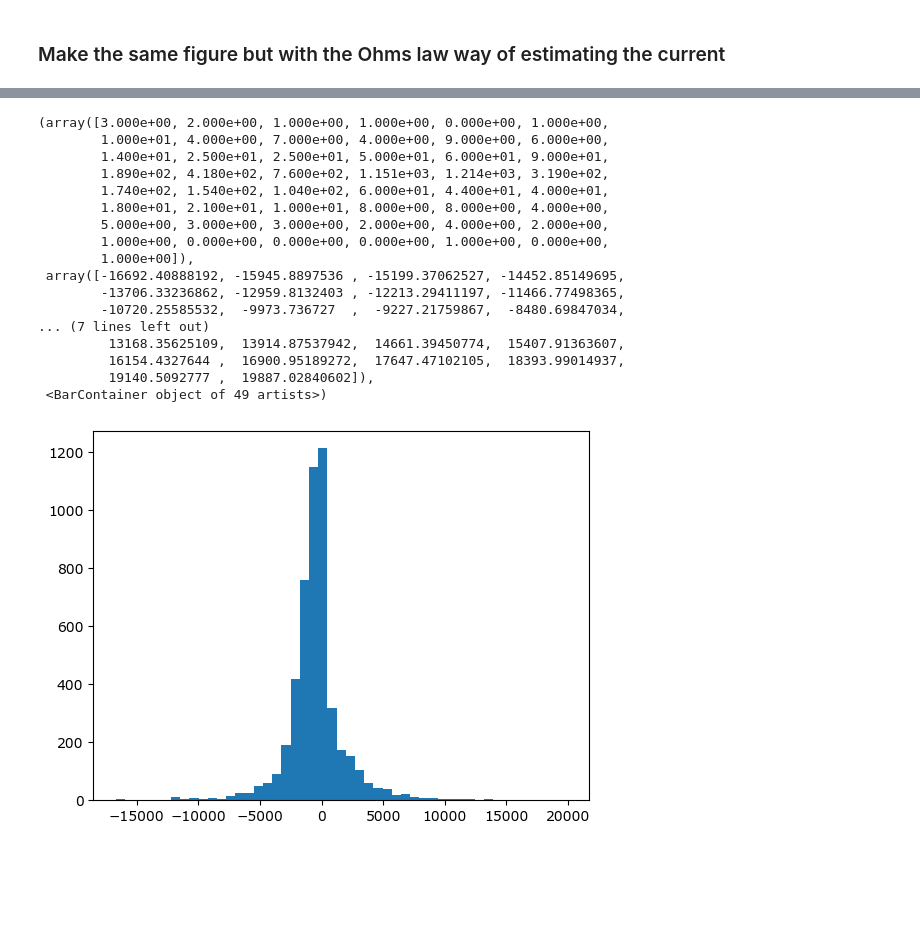
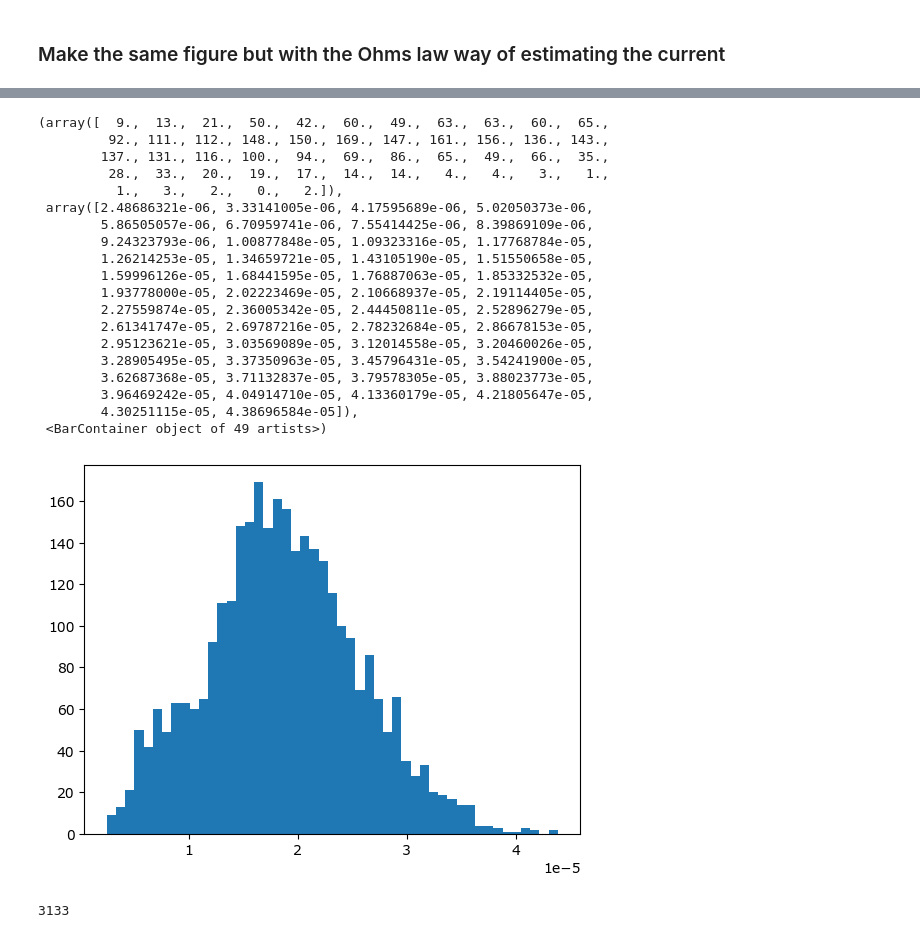
Before and after one commit to jpreistad/e3dsecs, a Jupyter notebook: paper/02_lompefit.ipynb, the cells around one changed output, grey strips where cells are left out. Cells and saved outputs as stored; diff of their text form; code cells hidden in the pictures; blank space fills up the shorter version.

Commit message:
improved documentation, added seed

```diff
--- a/paper/02_lompefit.ipynb
+++ b/paper/02_lompefit.ipynb
@@ -34,7 +34,8 @@ inputmode       = 'vi' # See documentation e.g. in model.py for allowed values.
                        # Specifies how jperp estimates are obtained
 e3doubt_        = True # Wheter to use realistic variances of the observations, and add
                        # corresponding noise
-intsec          = 15*60  # Integrationtime in seconds used in E3DOUBT
+seed            = None    # for adding noise. None will make it random. Must be an int.
+intsec          = 10*60# Integrationtime in seconds used in E3DOUBT
 sitelat         = 67.7# Gegraphic latitude of transmitter site location, 67.36
 sitephi         = 23.0 # Gegraphic longitude of transmitter site location
 min_alt         = 90   # km, start altitude of where to sample along beams
@@ -44,7 +45,8 @@ l1_lompe        = 5e-1 # Lompe regularization parameter 1 (model norm)
 l2_lompe        = 0    # Lompe regularization parameter 2 (east-west structure)
 
 savefigs        = True# Wheher the figures will be saved
-beamfile        = 'datadict_31beams.npy' # Specifies which beam sampling file to use
+beamfile        = 'datadict_31beams_55_65_75_10min.npy' # Specifies which beam sampling file to use
+clim            = 2e-5 # for current density, [A/m^2]
 # %% [markdown]
 Make objects containing simulation data (sim), grid (gr), sampled data(dat), and the fitted convection (conv)
 # %%
@@ -262,6 +273,7 @@ if savefigs:
 # %%
 ### Make the figure of the input jperp, only valid for the case when E3DOUBT is used to estimate variances
 # %%
+#%matplotlib
 if not e3doubt_:
     print('This analysis can not be done unless E3DOUBT is used')
     breakpoint()
@@ -275,11 +287,12 @@ dat.dje =  np.sqrt(dat.cov_jperp[0,0,:])
 dat.djn =  np.sqrt(dat.cov_jperp[1,1,:])
 dat.SNRe = np.abs(dat.jperpe) / np.sqrt(dat.cov_jperp[0,0,:])
 dat.SNRn = np.abs(dat.jperpn) / np.sqrt(dat.cov_jperp[1,1,:])
+dat.SNR = np.sqrt(dat.jperpe**2 + dat.jperpn**2 + dat.jperpu**2) / np.sqrt(dat.cov_jperp[0,0,:]+dat.cov_jperp[1,1,:]+dat.cov_jperp[2,2,:])
+dat.jperpmag = np.sqrt(dat.jperpe**2 + dat.jperpn**2 + dat.jperpu**2)
 # datadict['sigma_ve'] = np.sqrt(datadict['cov_ve'][0,0,:])
 # datadict['sigma_vn'] = np.sqrt(datadict['cov_ve'][1,1,:])
 # datadict['sigma_vu'] = np.sqrt(datadict['cov_ve'][2,2,:])
 
-clim = 2e-5
 ax1 = diagnostics.plot_analysis_grid(dat.__dict__, gr.grid, gr.alts_grid,
                 1, 1, 1, dipole_lompe=False, data=True, eiscat=True, _d=400,
                 q='jperpe', cmap='bwr', clim=clim, diverging=True, ax=ax1)
@@ -301,35 +314,35 @@ cb1 = mpl.colorbar.ColorbarBase(cbarax, cmap=cmap,
                             orientation='vertical')
 cb1.set_label(r'[A/m$^2$]', fontsize=16)
 
-clim=1
+_clim=1
 ax4 = diagnostics.plot_analysis_grid(dat.__dict__, gr.grid, gr.alts_grid,
                 1, 1, 1, dipole_lompe=False, data=True, eiscat=True, _d=400,
-                q='SNRe', cmap='pink_r', clim=clim, diverging=False, ax=ax4)
-ax4.set_title(r'SNR of $j_{\perp,\phi}$', fontsize=16)
+                q='SNR', cmap='pink_r', clim=_clim, diverging=False, ax=ax4)
+ax4.set_title(r'SNR of $|\mathbf{j}_{\perp}|$', fontsize=16)
 ax4.text(1900,850, 6200, 'D', fontsize=16)
 
 #Colorbar lower row
 cbarax = plt.subplot2grid((20,21), (11, 20), rowspan = 8, colspan = 1)
 cmap = plt.cm.pink_r
 import matplotlib as mpl
-norm = mpl.colors.Normalize(vmin=0, vmax=clim)
+norm = mpl.colors.Normalize(vmin=0, vmax=_clim)
 cb2 = mpl.colorbar.ColorbarBase(cbarax, cmap=cmap,
                             norm=norm,
                             orientation='vertical')
 cb2.set_label('[SNR]', fontsize=16)
 
 # SNR line plot
-use = np.where((dat.az_all==288) & (dat.el_all==80))[0]
+use = np.where((dat.az_all==288) & (dat.el_all==75))[0]
 N = dat.el_all.size
 _az = dat.az_all[use[0]]
 _el = dat.el_all[use[0]]
-s_str = r'SNR $j_{\perp,\phi}$, el=$%3.1f^\circ$, az=$%3.1f^\circ$' % (_el,_az)
-ax3.plot(dat.SNRe[use[0]:use[0]+20], dat.alt[use[0]:use[0]+20], label=s_str)
+s_str = r'SNR $|\mathbf{j}_{\perp}|$, el=$%3.1f^\circ$, az=$%3.1f^\circ$' % (_el,_az)
+ax3.plot(dat.SNR[use[0]:use[0]+20], dat.alt[use[0]:use[0]+20], label=s_str)
 # ax3.plot(datadict['SNRe'][N-nn:N-nn+20], datadict['alt'][N-nn:N-nn+20], label=s_str)
-ax3.plot(np.abs(1e5*dat.jperpe[use[0]:use[0]+20]), dat.alt[use[0]:use[0]+20], label=r'1e5*abs(GEMINI $j_{\perp,\phi}$)')
+ax3.plot(np.abs(1e5*dat.jperpmag[use[0]:use[0]+20]), dat.alt[use[0]:use[0]+20], label=r'1e5*GEMINI $|\mathbf{j}_{\perp}|$')
 # ax3.plot(np.abs(1e5*datadict['jperpe'][N-nn:N-nn+20]), datadict['alt'][N-nn:N-nn+20], label='1e5*abs(GEMINI $j_{\perp,\phi}$)')
 ax3.legend(frameon=False)
-ax3.set_xlabel('SNR and 1e5 $j_{\perp,\phi}$')
+ax3.set_xlabel('SNR and 1e5 $|\mathbf{j}_{\perp}|$')
 ax3.set_ylabel('Alt. [km]')
 ax3.spines[['right', 'top']].set_visible(False)
 ax3.text(0.1,0.9, 'C', fontsize=16, transform=ax3.transAxes)
@@ -340,21 +353,23 @@ if savefigs:
 # %%
-plt.hist(dat.vperpmappede, bins=49)
+plt.hist(dat.djn, bins=49)
 # %% [output]
-(array([3.000e+00, 2.000e+00, 1.000e+00, 1.000e+00, 0.000e+00, 1.000e+00,
-        1.000e+01, 4.000e+00, 7.000e+00, 4.000e+00, 9.000e+00, 6.000e+00,
-        1.400e+01, 2.500e+01, 2.500e+01, 5.000e+01, 6.000e+01, 9.000e+01,
-        1.890e+02, 4.180e+02, 7.600e+02, 1.151e+03, 1.214e+03, 3.190e+02,
-        1.740e+02, 1.540e+02, 1.040e+02, 6.000e+01, 4.400e+01, 4.000e+01,
-        1.800e+01, 2.100e+01, 1.000e+01, 8.000e+00, 8.000e+00, 4.000e+00,
-        5.000e+00, 3.000e+00, 3.000e+00, 2.000e+00, 4.000e+00, 2.000e+00,
-        1.000e+00, 0.000e+00, 0.000e+00, 0.000e+00, 1.000e+00, 0.000e+00,
-        1.000e+00]),
- array([-16692.40888192, -15945.8897536 , -15199.37062527, -14452.85149695,
-        -13706.33236862, -12959.8132403 , -12213.29411197, -11466.77498365,
-        -10720.25585532,  -9973.736727  ,  -9227.21759867,  -8480.69847034,
-... (7 lines left out)
-         13168.35625109,  13914.87537942,  14661.39450774,  15407.91363607,
-         16154.4327644 ,  16900.95189272,  17647.47102105,  18393.99014937,
-         19140.5092777 ,  19887.02840602]),
+(array([  9.,  13.,  21.,  50.,  42.,  60.,  49.,  63.,  63.,  60.,  65.,
+         92., 111., 112., 148., 150., 169., 147., 161., 156., 136., 143.,
+        137., 131., 116., 100.,  94.,  69.,  86.,  65.,  49.,  66.,  35.,
+         28.,  33.,  20.,  19.,  17.,  14.,  14.,   4.,   4.,   3.,   1.,
+          1.,   3.,   2.,   0.,   2.]),
+ array([2.48686321e-06, 3.33141005e-06, 4.17595689e-06, 5.02050373e-06,
+        5.86505057e-06, 6.70959741e-06, 7.55414425e-06, 8.39869109e-06,
+        9.24323793e-06, 1.00877848e-05, 1.09323316e-05, 1.17768784e-05,
+        1.26214253e-05, 1.34659721e-05, 1.43105190e-05, 1.51550658e-05,
+        1.59996126e-05, 1.68441595e-05, 1.76887063e-05, 1.85332532e-05,
+        1.93778000e-05, 2.02223469e-05, 2.10668937e-05, 2.19114405e-05,
+        2.27559874e-05, 2.36005342e-05, 2.44450811e-05, 2.52896279e-05,
+        2.61341747e-05, 2.69787216e-05, 2.78232684e-05, 2.86678153e-05,
+        2.95123621e-05, 3.03569089e-05, 3.12014558e-05, 3.20460026e-05,
+        3.28905495e-05, 3.37350963e-05, 3.45796431e-05, 3.54241900e-05,
+        3.62687368e-05, 3.71132837e-05, 3.79578305e-05, 3.88023773e-05,
+        3.96469242e-05, 4.04914710e-05, 4.13360179e-05, 4.21805647e-05,
+        4.30251115e-05, 4.38696584e-05]),
  <BarContainer object of 49 artists>)
-[figure, old version]
+[figure, new version]
@@ -360,0 +378,4 @@ plt.hist(dat.vperpmappede, bins=49)
+# %%
+dat.lat.size
+# %% [output]
+3133
```
Also changed, not shown: parts of 9 cells of this notebook, 18 other files.
